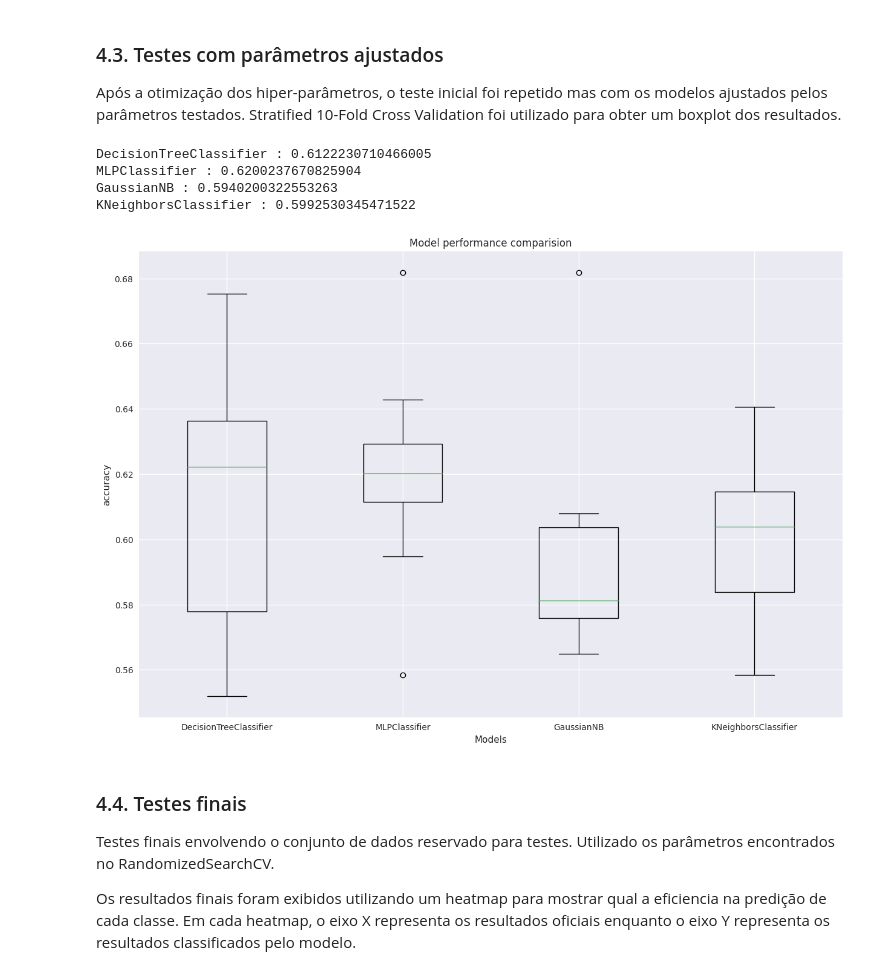
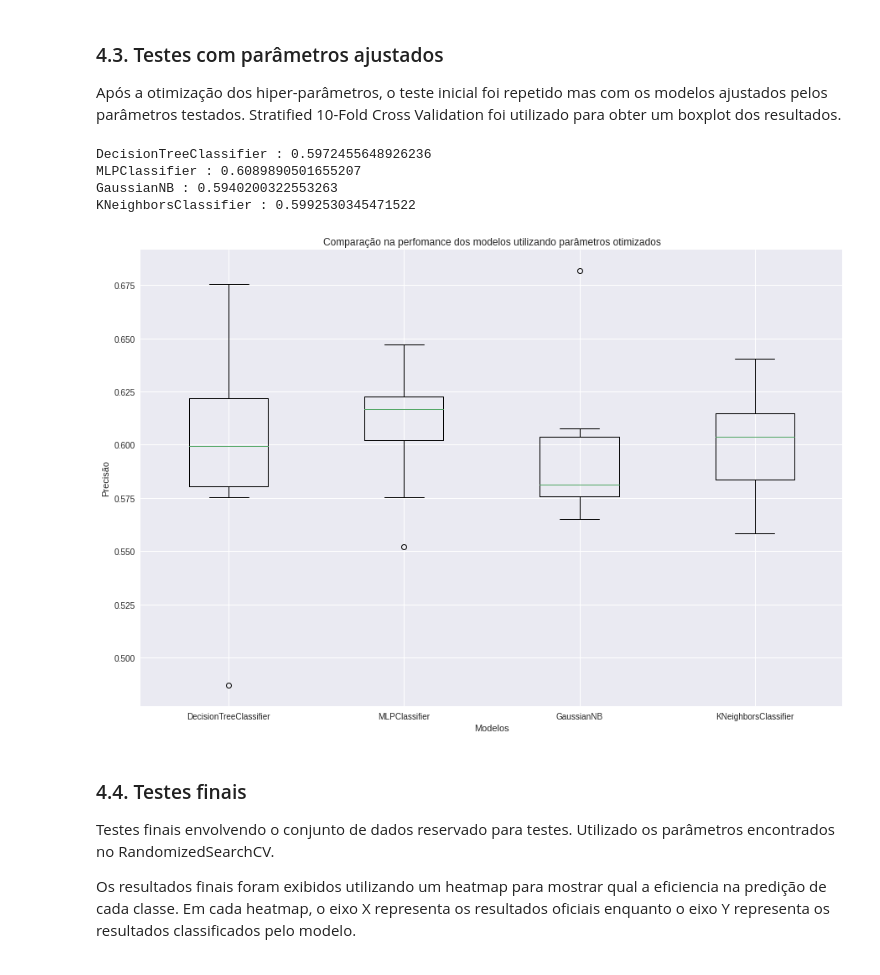
Before and after one commit to joaofavoretti/formula-1-result-predict, a Jupyter notebook: formula1-result-predict.ipynb, the cells around one changed output. Cells and saved outputs as stored; diff of their text form; code cells hidden in the pictures.

```diff
--- a/formula1-result-predict.ipynb
+++ b/formula1-result-predict.ipynb
@@ -366,3 +366,5 @@ formatted_data['name_constructor'] = le.fit_transform(formatted_data['name_const
 formatted_data['driver'] = le.fit_transform(formatted_data['driver'])
 
 formatted_data['age_at_gp_in_days'] = sc.fit_transform(formatted_data['age_at_gp_in_days'].values.reshape(-1,1))
+
+formatted_data['position'] = formatted_data['position'].apply(position_index)
@@ -374,7 +380,7 @@ Os dados para treinos envolverão o descobrimento de hiper-parâmetros para o mo
 **Relembrando**: A coluna utilizada como label dos dados é a posição do piloto no final da corrida.
 # %%
 X = formatted_data.drop(['position'],1)
-y = formatted_data['position'].apply(position_index)
+y = formatted_data['position']
 
 X_train, X_test, y_train, y_test = train_test_split(X, y, test_size=0.2, random_state=SEED)
 # %% [markdown]
@@ -427,10 +434,10 @@ Cada um dos modelos utilizados possuem hiper-parâmetros que podem ser ajustados
 # %%
 # Definição do intervalo de parâmetros utilizados
 dt_param_grid = {
-    'criterion': ['gini','entropy'],
-    'max_depth': [2,3,4,5,6,7,8,9,10,11,12,13,14,15,16,17,18,19,20],
-    'min_samples_split': [2,3,4,5,6,7,8,9,10,11,12,13,14,15,16,17,18,19,20],
-    'min_samples_leaf': [1,2,3,4,5,6,7,8,9,10,11,12,13,14,15,16,17,18,19,20],
+    'criterion': ['gini','entropy', 'log_loss'],
+    'max_depth': [5, 10, 15],
+    'min_samples_split': [20, 40, 60],
+    'min_samples_leaf': [15, 20, 35],
     'max_features': ['sqrt','log2']
 }
 
@@ -506,34 +513,35 @@ Após a otimização dos hiper-parâmetros, o teste inicial foi repetido mas com
 # %%
 models = [
     DecisionTreeClassifier(**dt_rand_search.best_params_),
     MLPClassifier(**mlp_rand_search.best_params_),
     GaussianNB(**nb_rand_search.best_params_),
     KNeighborsClassifier(**knn_rand_search.best_params_)]
 names = ['DecisionTreeClassifier','MLPClassifier','GaussianNB','KNeighborsClassifier']
 model_dict = dict(zip(models,names))
 mean_results = []
 results = []
 name = []
 for model in models:
     cv = StratifiedKFold(n_splits=10, random_state=SEED, shuffle=True)
     result = cross_val_score(model,X_train,y_train,cv=cv,scoring='accuracy')
     mean_results.append(result.mean())
     results.append(result)
     name.append(model_dict[model])
     print(f'{model_dict[model]} : {result.mean()}')
 
 plt.figure(figsize=(15,10))
 plt.boxplot(x=results,labels=name)
-plt.xlabel('Models')
-plt.ylabel('accuracy')
-plt.title('Model performance comparision')
+plt.xlabel('Modelos')
+plt.ylabel('Precisão')
+plt.title('Comparação na perfomance dos modelos utilizando parâmetros otimizados')
+plt.savefig('out/tuned_model_performance.png')
 plt.show()
 # %% [output]
-DecisionTreeClassifier : 0.6122230710466005
-MLPClassifier : 0.6200237670825904
+DecisionTreeClassifier : 0.5972455648926236
+MLPClassifier : 0.6089890501655207
 GaussianNB : 0.5940200322553263
 KNeighborsClassifier : 0.5992530345471522
-[figure, old version]
+[figure, new version]
 # %% [markdown]
 ### 4.4. Testes finais
 
```
Also changed, not shown: parts of 13 cells of this notebook, 8 other files.
